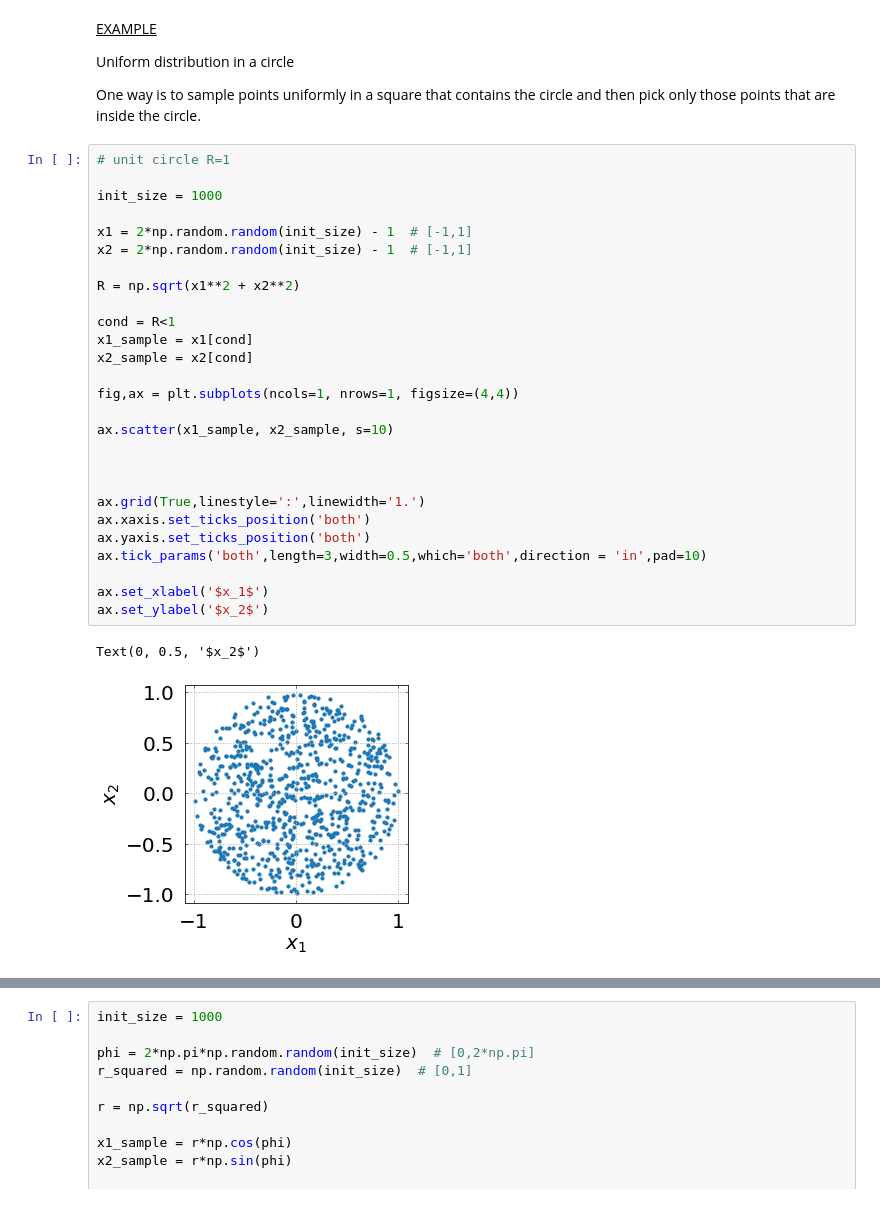
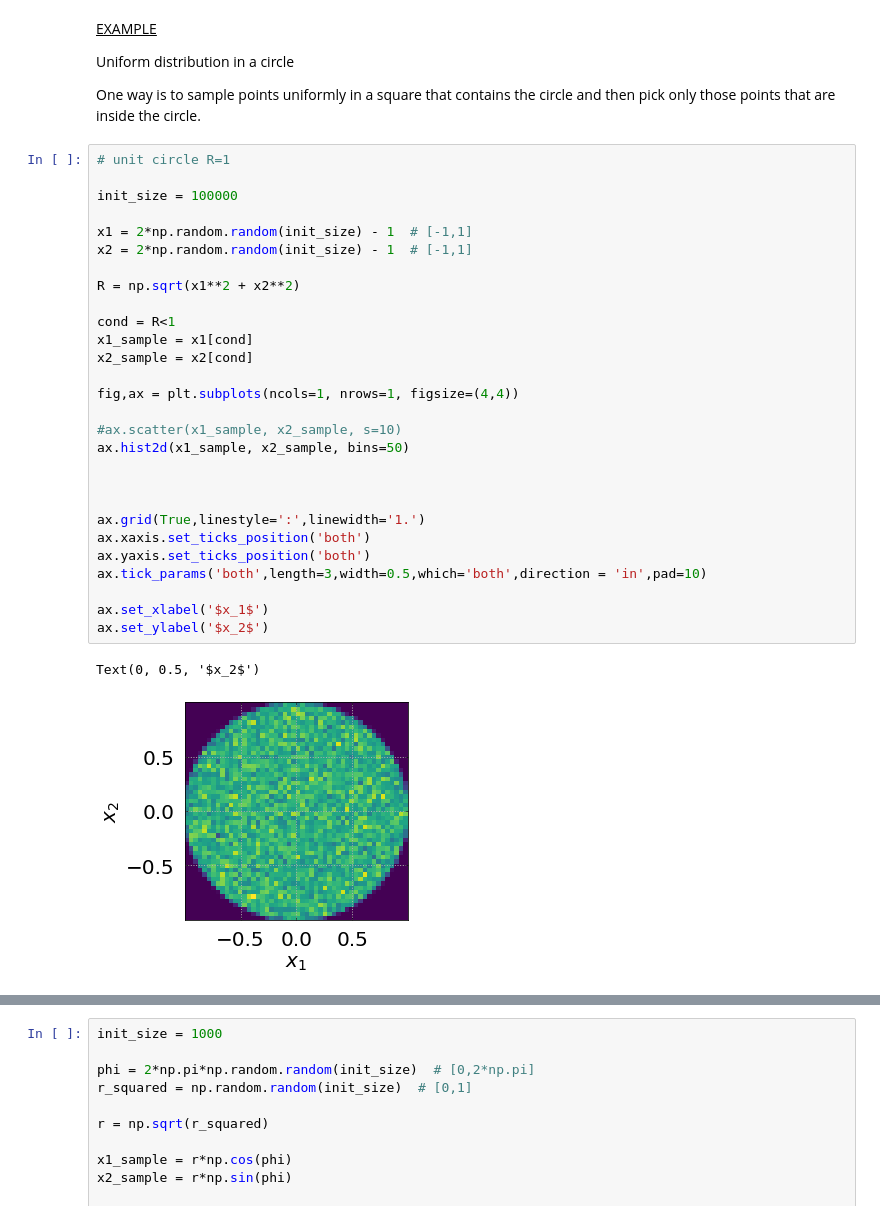
Before and after one commit to CosmoVlad/mcmc-lever, a Jupyter notebook: 2 - Sampling.ipynb, the cells around one changed output, grey strips where cells are left out. Drawn from its saved outputs; the diff is of its cells as text.

```diff
--- a/2 - Sampling.ipynb
+++ b/2 - Sampling.ipynb
@@ -402,33 +390,34 @@ One way is to sample points uniformly in a square that contains the circle and t
 # %%
 # unit circle R=1
 
-init_size = 1000
+init_size = 100000
 
 x1 = 2*np.random.random(init_size) - 1  # [-1,1]
 x2 = 2*np.random.random(init_size) - 1  # [-1,1]
 
 R = np.sqrt(x1**2 + x2**2)
 
 cond = R<1
 x1_sample = x1[cond]
 x2_sample = x2[cond]
 
 fig,ax = plt.subplots(ncols=1, nrows=1, figsize=(4,4))
 
-ax.scatter(x1_sample, x2_sample, s=10)
+#ax.scatter(x1_sample, x2_sample, s=10)
+ax.hist2d(x1_sample, x2_sample, bins=50)
 
 
 
 ax.grid(True,linestyle=':',linewidth='1.')
 ax.xaxis.set_ticks_position('both')
 ax.yaxis.set_ticks_position('both')
 ax.tick_params('both',length=3,width=0.5,which='both',direction = 'in',pad=10)
 
 ax.set_xlabel('$x_1$')
 ax.set_ylabel('$x_2$')
 # %% [output]
 Text(0, 0.5, '$x_2$')
-[figure, old version]
+[figure, new version]
 # %% [markdown]
 Another way involves some calculus. Instead of sampling in the Cartesian coordinates $(x_1,x_2)$, we can sample in polar coordinates $(r,\phi)$. One related to the other by
 $$
```
Also changed, not shown: parts of 9 cells of this notebook.
